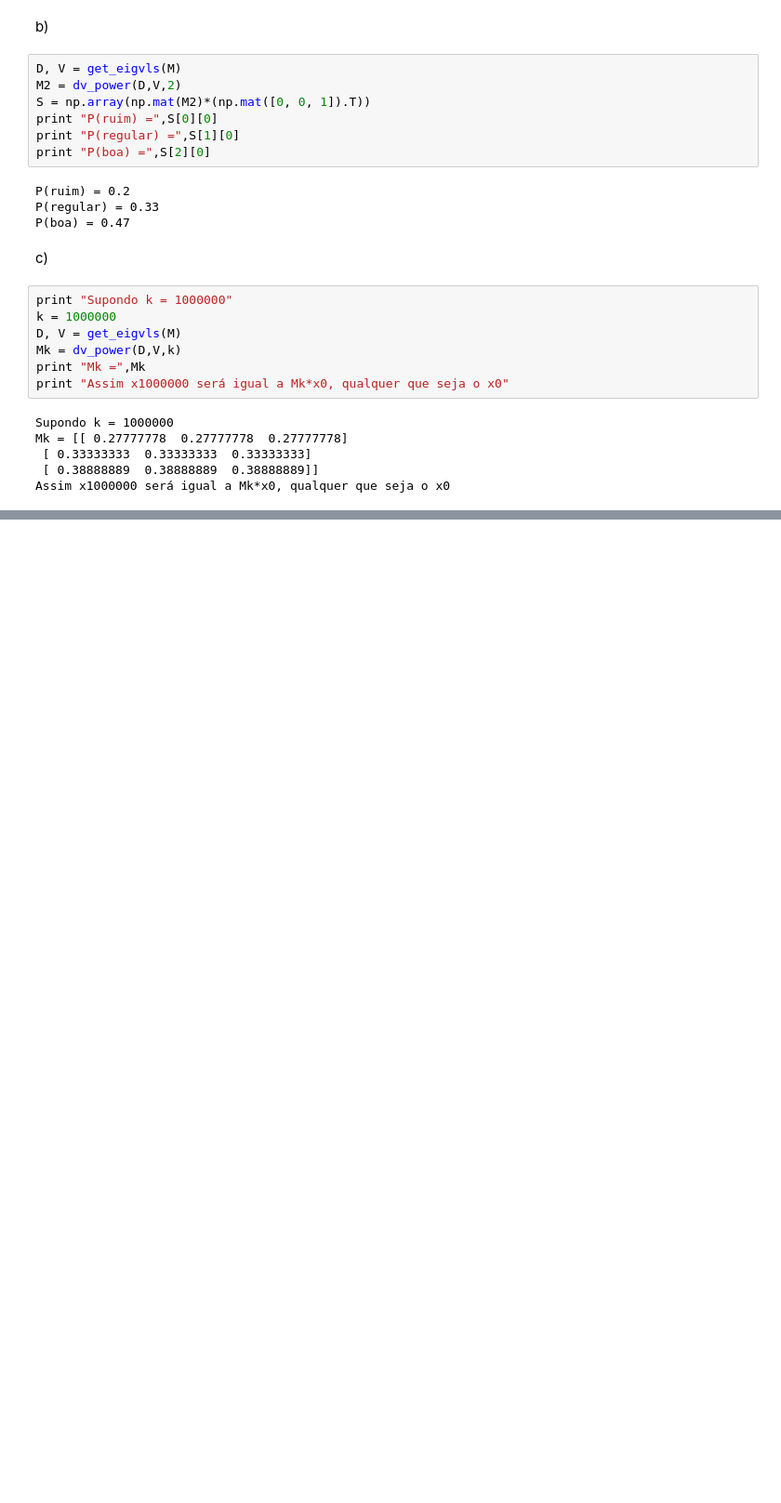
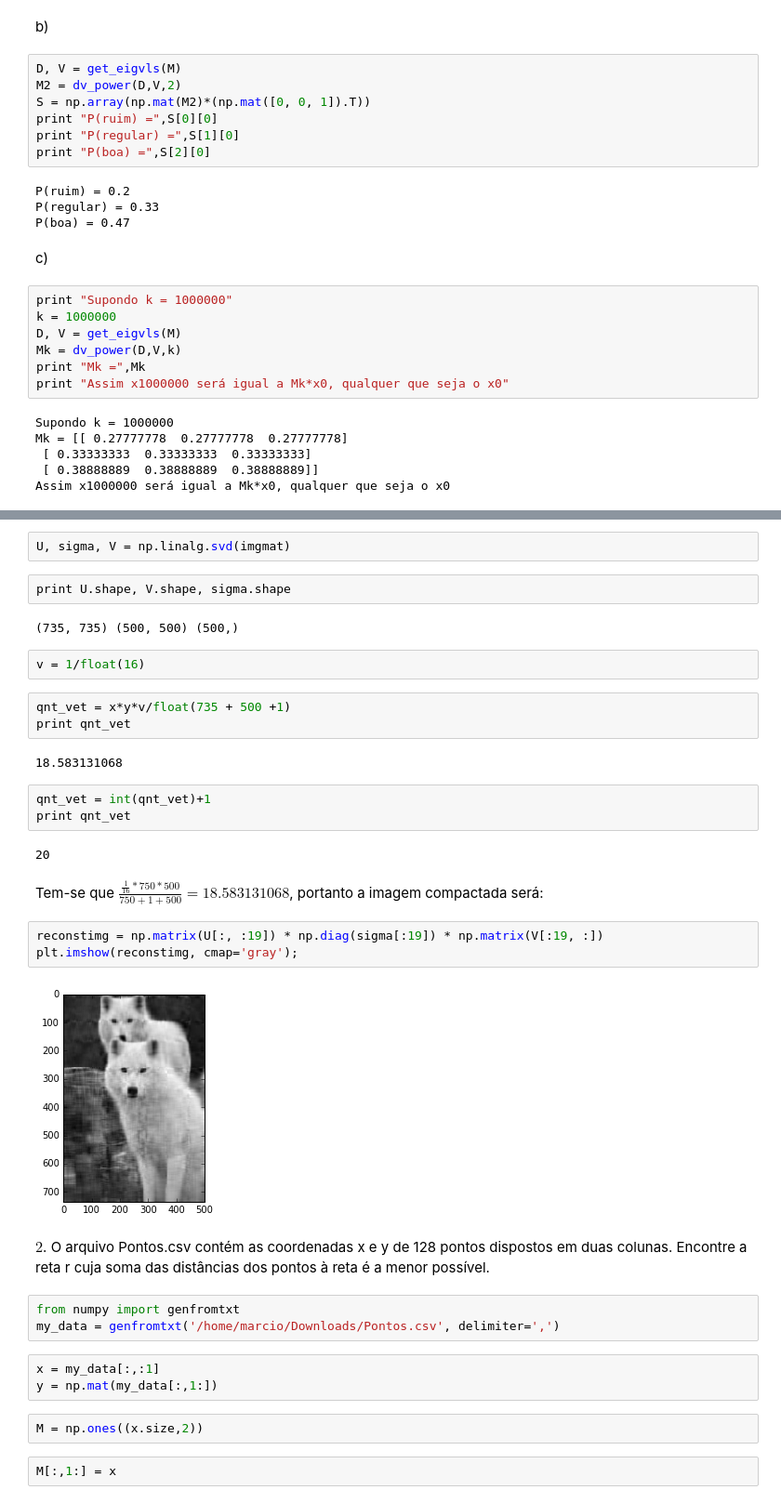
Before and after one commit to marciomacielbastos/trabalho_alglin, a Jupyter notebook: Lista5.ipynb, the cells around one changed output, grey strips where cells are left out. Shown at 93% size. Cells and saved outputs as stored; diff of their text form; blank space fills up the shorter version.

```diff
--- a/Lista5.ipynb
+++ b/Lista5.ipynb
@@ -163,0 +227,39 @@ Assim x1000000 será igual a Mk*x0, qualquer que seja o x0
+# %%
+U, sigma, V = np.linalg.svd(imgmat)
+# %%
+print U.shape, V.shape, sigma.shape
+# %% [output]
+(735, 735) (500, 500) (500,)
+# %%
+v = 1/float(16)
+# %%
+qnt_vet = x*y*v/float(735 + 500 +1)
+print qnt_vet
+# %% [output]
+18.583131068
+# %%
+qnt_vet = int(qnt_vet)+1
+print qnt_vet
+# %% [output]
+20
+# %% [markdown]
+Tem-se que $\frac{\frac{1}{16}*750*500}{750+1+500} = 18.583131068$, portanto a imagem compactada será:
+# %%
+reconstimg = np.matrix(U[:, :19]) * np.diag(sigma[:19]) * np.matrix(V[:19, :])
+plt.imshow(reconstimg, cmap='gray');
+# %% [output]
+[figure, added]
+# %% [markdown]
+$2$. O arquivo Pontos.csv contém as coordenadas x e y de 128 pontos dispostos em duas colunas. Encontre a reta
+r
+cuja soma das distâncias dos pontos à reta é a menor possível.
+# %%
+from numpy import genfromtxt
+my_data = genfromtxt('/home/marcio/Downloads/Pontos.csv', delimiter=',')
+# %%
+x = my_data[:,:1]
+y = np.mat(my_data[:,1:])
+# %%
+M = np.ones((x.size,2))
+# %%
+M[:,1:] = x
```
Also changed, not shown: parts of 21 cells of this notebook.
